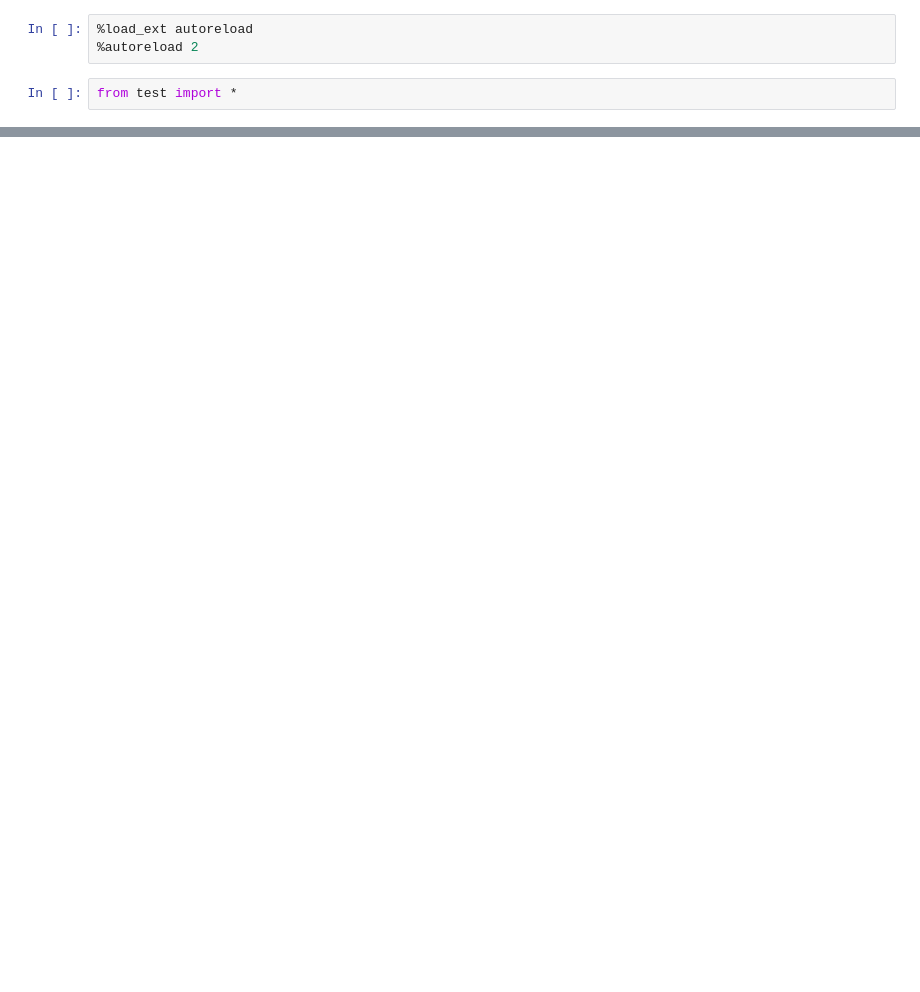
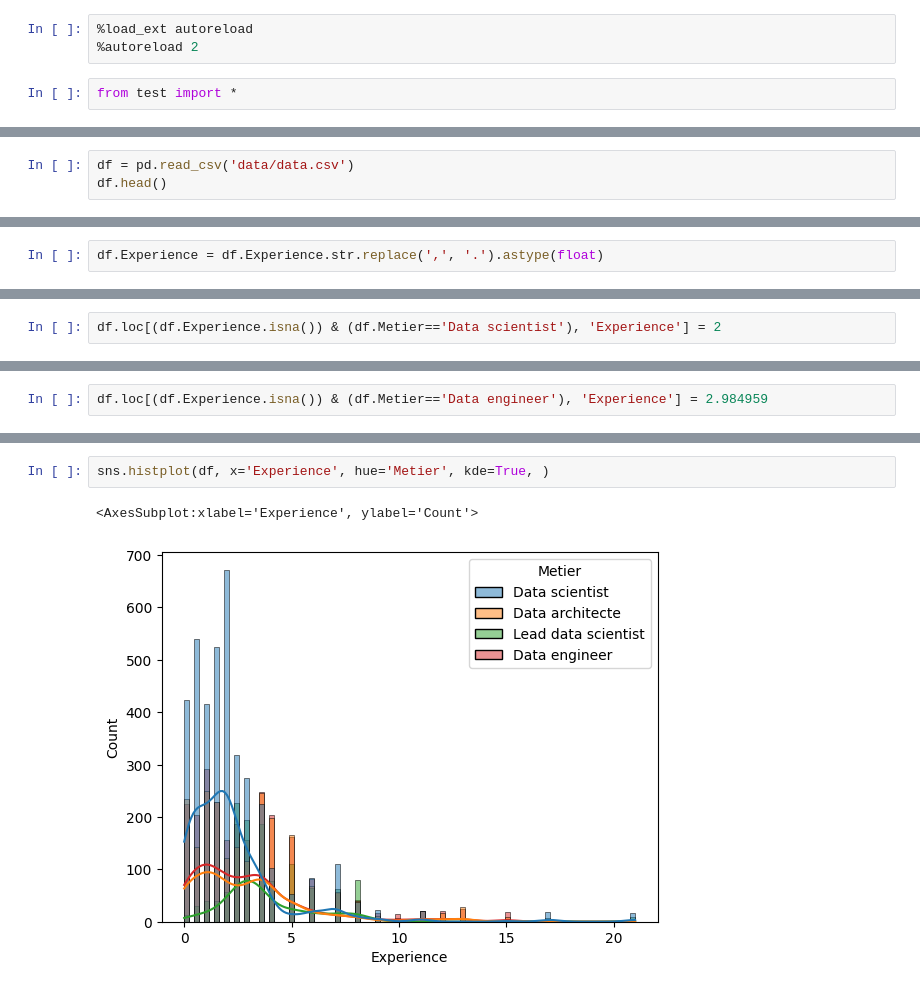
Before and after one commit to ettoreh/equancy-code-test, a Jupyter notebook: test.ipynb, the cells around one changed output, grey strips where cells are left out. Saved outputs shown, nothing was run; the diff lists cells and outputs as text; blank space fills up the shorter version.

```diff
--- a/test.ipynb
+++ b/test.ipynb
@@ -465,0 +82,3 @@ Ensuite plusieurs étapes sont nécessaires (entre autre un algorithme de machin
+# %%
+df = pd.read_csv('data/data.csv')
+df.head()
@@ -465,0 +102,2 @@ Ensuite plusieurs étapes sont nécessaires (entre autre un algorithme de machin
+# %%
+df.Experience = df.Experience.str.replace(',', '.').astype(float)
@@ -465,0 +144,2 @@ Ensuite plusieurs étapes sont nécessaires (entre autre un algorithme de machin
+# %%
+df.loc[(df.Experience.isna()) & (df.Metier=='Data scientist'), 'Experience'] = 2
@@ -465,0 +161,2 @@ Ensuite plusieurs étapes sont nécessaires (entre autre un algorithme de machin
+# %%
+df.loc[(df.Experience.isna()) & (df.Metier=='Data engineer'), 'Experience'] = 2.984959
@@ -465,0 +182,5 @@ Ensuite plusieurs étapes sont nécessaires (entre autre un algorithme de machin
+# %%
+sns.histplot(df, x='Experience', hue='Metier', kde=True, )
+# %% [output]
+<AxesSubplot:xlabel='Experience', ylabel='Count'>
+[figure, added]
```
Also changed, not shown: parts of 74 cells of this notebook, 2 other files.
